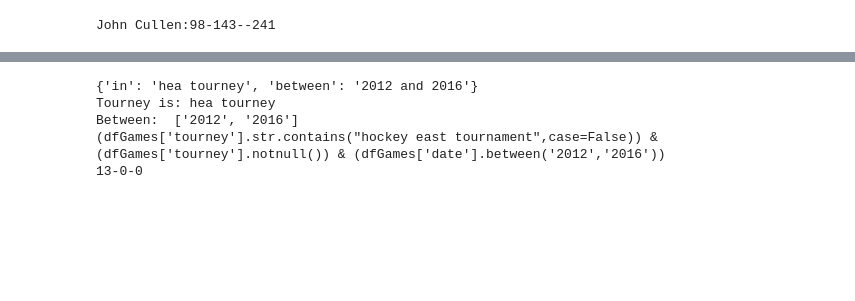
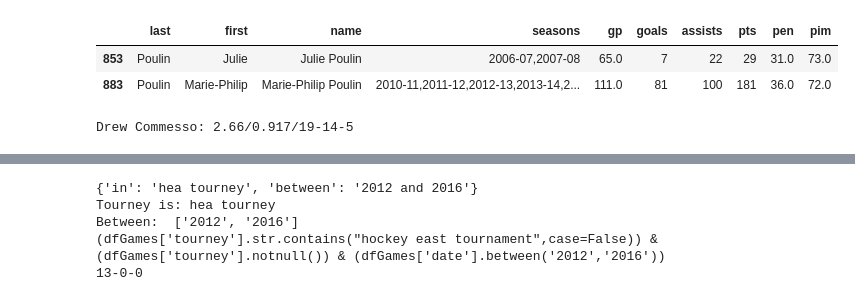
Before and after one commit to redsoxfan2194/buhockeystats, a Jupyter notebook: BU Record Book-Clean.ipynb, the cells around one changed output, grey strips where cells are left out. Saved outputs shown, nothing was run; the diff lists cells and outputs as text; code cells hidden in the pictures; blank space fills up the shorter version.

```diff
--- a/BU Record Book-Clean.ipynb
+++ b/BU Record Book-Clean.ipynb
@@ -353,4 +371,10 @@ with open(fileName, 'r', encoding='utf-8') as f:
 dfSkate=pd.DataFrame(skateList)
+# %%
+dfSkate.loc[dfSkate['last']=='Poulin']
+# %% [output]
+|  | last | first | name | seasons | gp | goals | assists | pts | pen | pim |
+| 853 | Poulin | Julie | Julie Poulin | 2006-07,2007-08 | 65.0 | 7 | 22 | 29 | 31.0 | 73.0 |
+| 883 | Poulin | Marie-Philip | Marie-Philip Poulin | 2010-11,2011-12,2012-13,2013-14,2... | 111.0 | 81 | 100 | 181 | 36.0 | 72.0 |
 # %%
 fileName=('GoalieStats.txt')
 goalieList=[]
@@ -1643,8 +1735,9 @@ def getBeanpotStats(dfBean,query):
 #query="BU Beanpot finish since 2012"
 #query='record in ice breaker under parker'
 #query='last game in 7+ goal games under albie'
-#query="most career pts"
+query="most career pts"
 #query="1994 beanpot eberly"
+query="commesso career statline"
 query=query.lstrip(' ')
 
 query=cleanupQuery(query,'bean')
@@ -1664,4 +1757,4 @@ if(result==''):
         result=getPlayerStats(playerDfs,query)
 print(result)
 # %% [output]
-John Cullen:98-143--241
+Drew Commesso: 2.66/0.917/19-14-5
```
Also changed, not shown: parts of 5 cells of this notebook, 4 other files.
